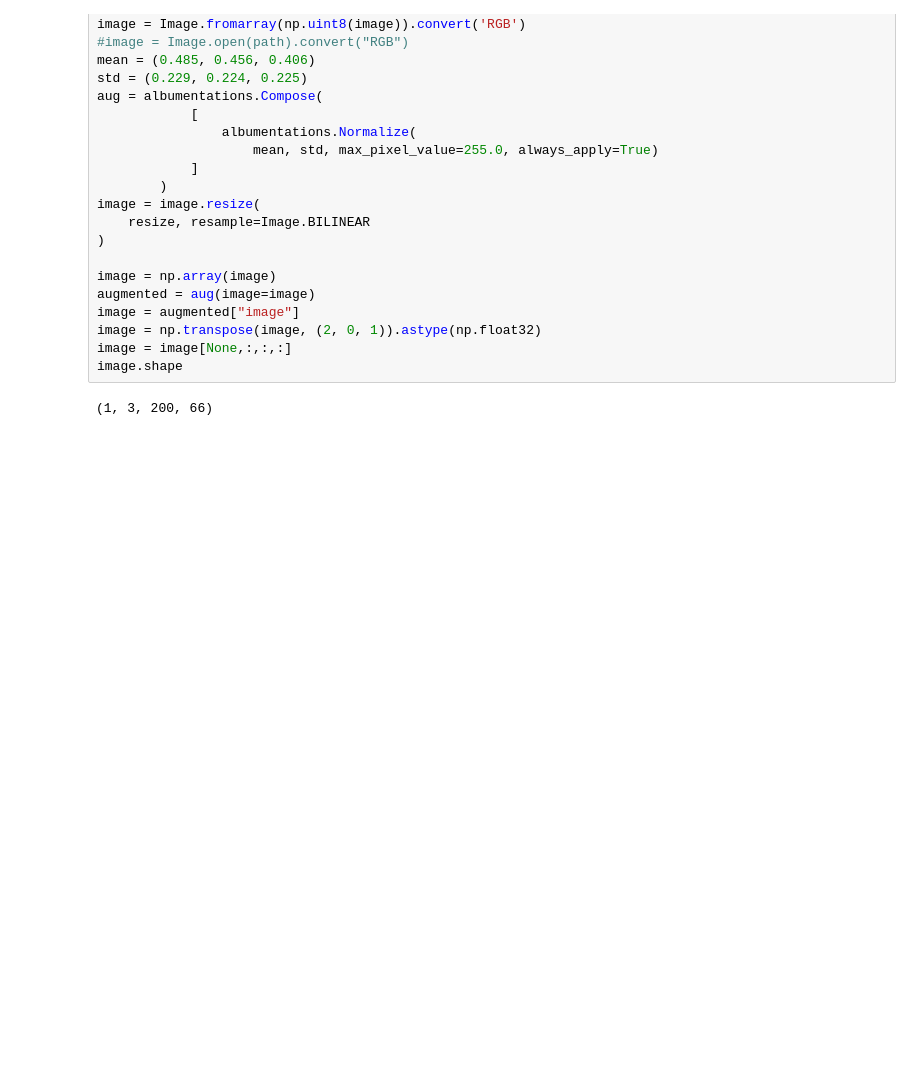
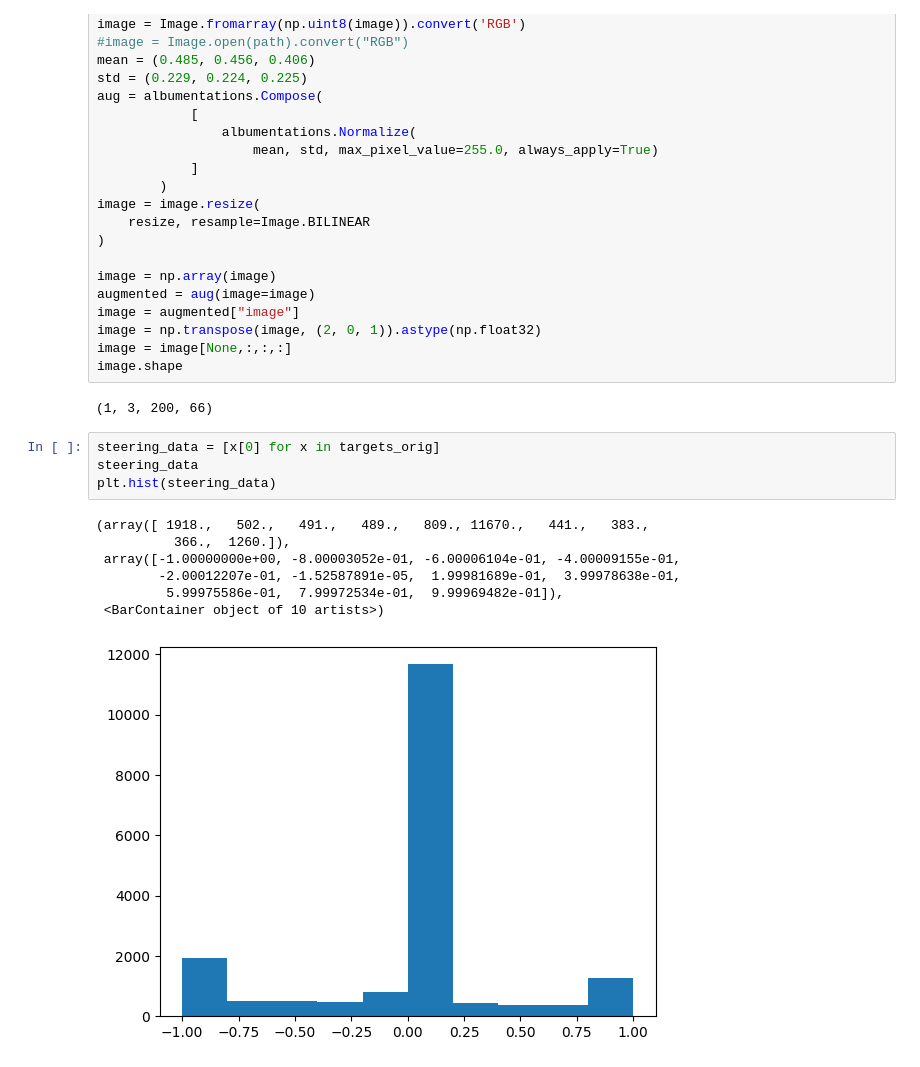
Before and after one commit to GabrielDornelles/MK7-AutoPilot, a Jupyter notebook: mk7_auto_pilot.ipynb, the cells around one changed output. Drawn from its saved outputs; the diff is of its cells as text; blank space fills up the shorter version.

```diff
--- a/mk7_auto_pilot.ipynb
+++ b/mk7_auto_pilot.ipynb
@@ -500,3 +305,15 @@ image = image[None,:,:,:]
 image.shape
 # %% [output]
 (1, 3, 200, 66)
+# %%
+steering_data = [x[0] for x in targets_orig]
+steering_data
+plt.hist(steering_data)
+# %% [output]
+(array([ 1918.,   502.,   491.,   489.,   809., 11670.,   441.,   383.,
+          366.,  1260.]),
+ array([-1.00000000e+00, -8.00003052e-01, -6.00006104e-01, -4.00009155e-01,
+        -2.00012207e-01, -1.52587891e-05,  1.99981689e-01,  3.99978638e-01,
+         5.99975586e-01,  7.99972534e-01,  9.99969482e-01]),
+ <BarContainer object of 10 artists>)
+[figure, added]
```
Also changed, not shown: parts of 12 cells of this notebook, 1 other file.
